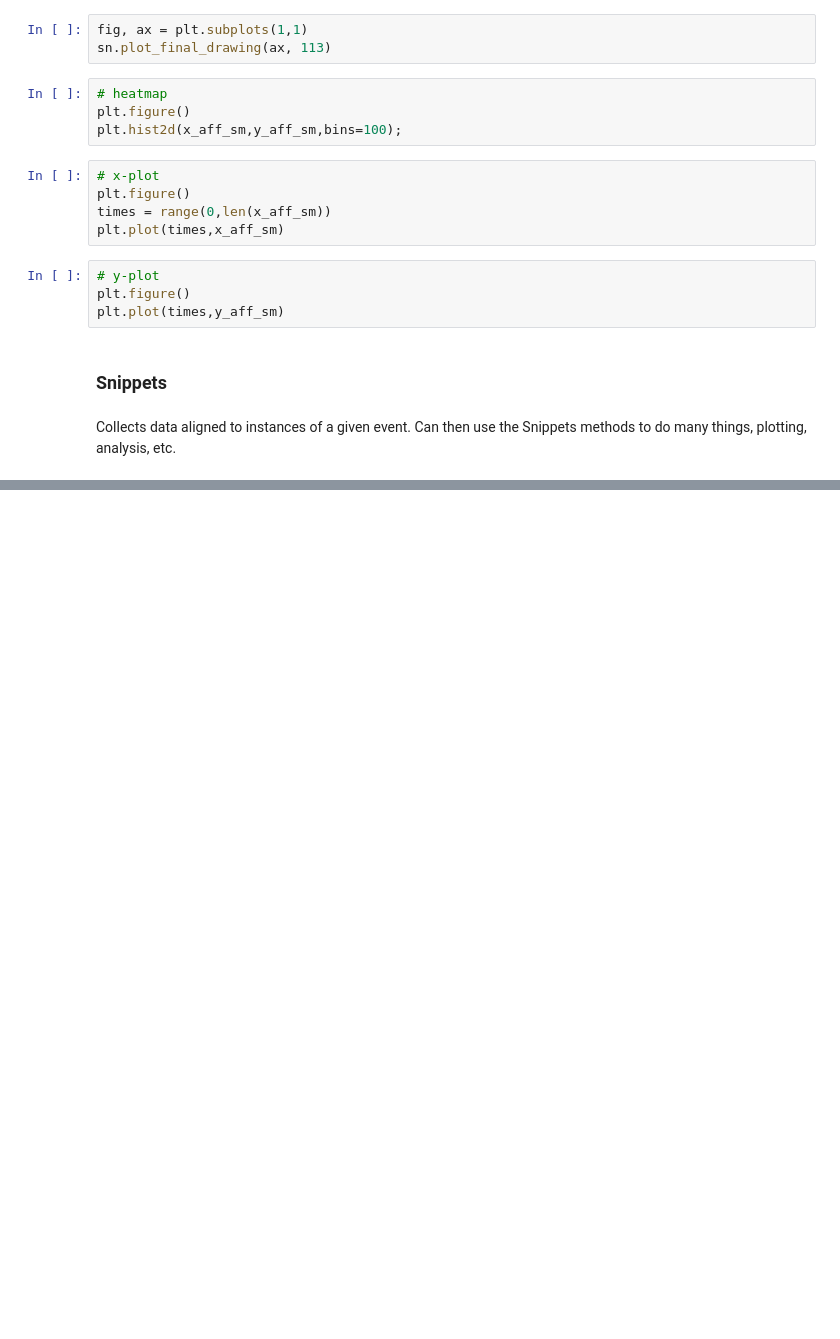
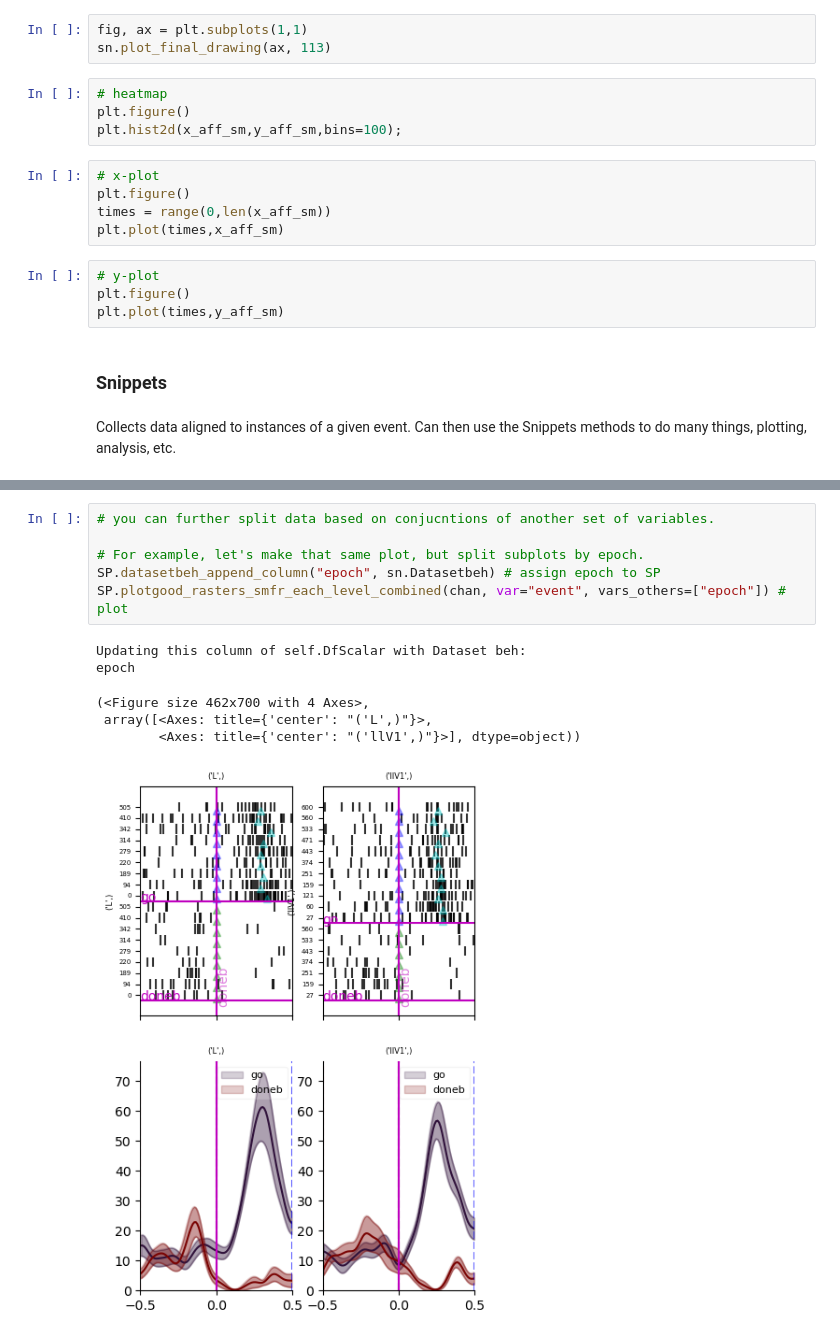
Before and after one commit to lucast4/neuralmonkey, a Jupyter notebook: neuralmonkey/notebooks/230627_neural_preprocessing_tutorial.ipynb, the cells around one changed output, grey strips where cells are left out. Saved outputs shown, nothing was run; the diff lists cells and outputs as text; blank space fills up the shorter version.

```diff
--- a/neuralmonkey/notebooks/230627_neural_preprocessing_tutorial.ipynb
+++ b/neuralmonkey/notebooks/230627_neural_preprocessing_tutorial.ipynb
@@ -192,0 +314,13 @@ Collects data aligned to instances of a given event. Can then use the Snippets m
+# %%
+# you can further split data based on conjucntions of another set of variables.
+
+# For example, let's make that same plot, but split subplots by epoch.
+SP.datasetbeh_append_column("epoch", sn.Datasetbeh) # assign epoch to SP
+SP.plotgood_rasters_smfr_each_level_combined(chan, var="event", vars_others=["epoch"]) # plot
+# %% [output]
+Updating this column of self.DfScalar with Dataset beh:
+epoch
+(<Figure size 462x700 with 4 Axes>,
+ array([<Axes: title={'center': "('L',)"}>,
+        <Axes: title={'center': "('llV1',)"}>], dtype=object))
+[figure, added]
```
Also changed, not shown: parts of 14 cells of this notebook, 2 other files.
